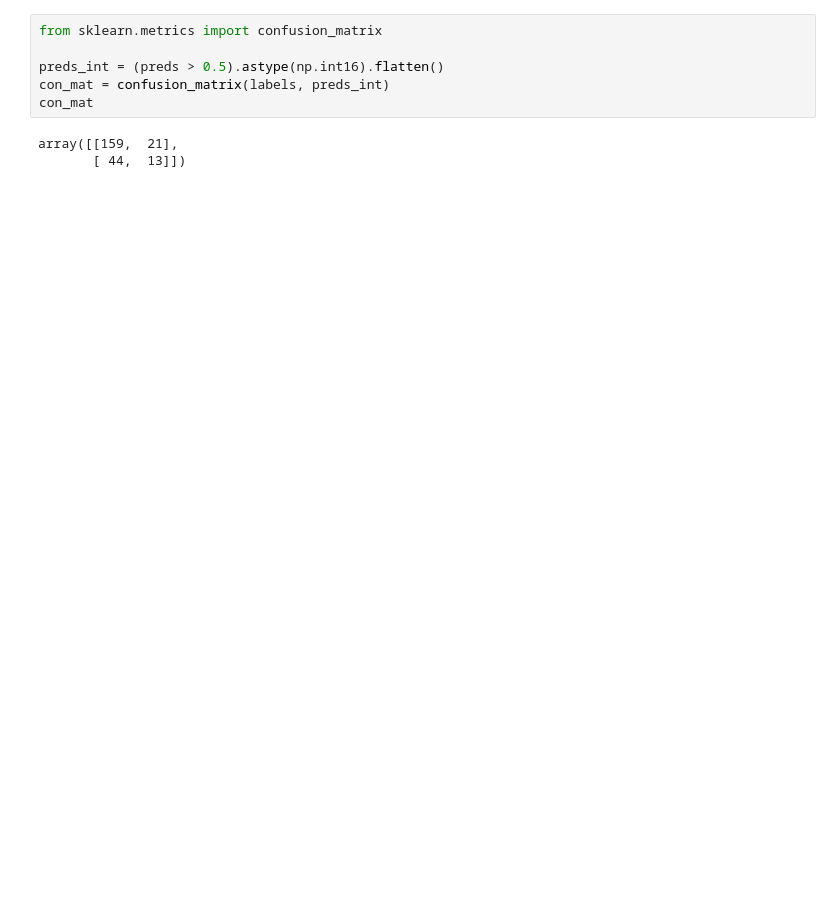
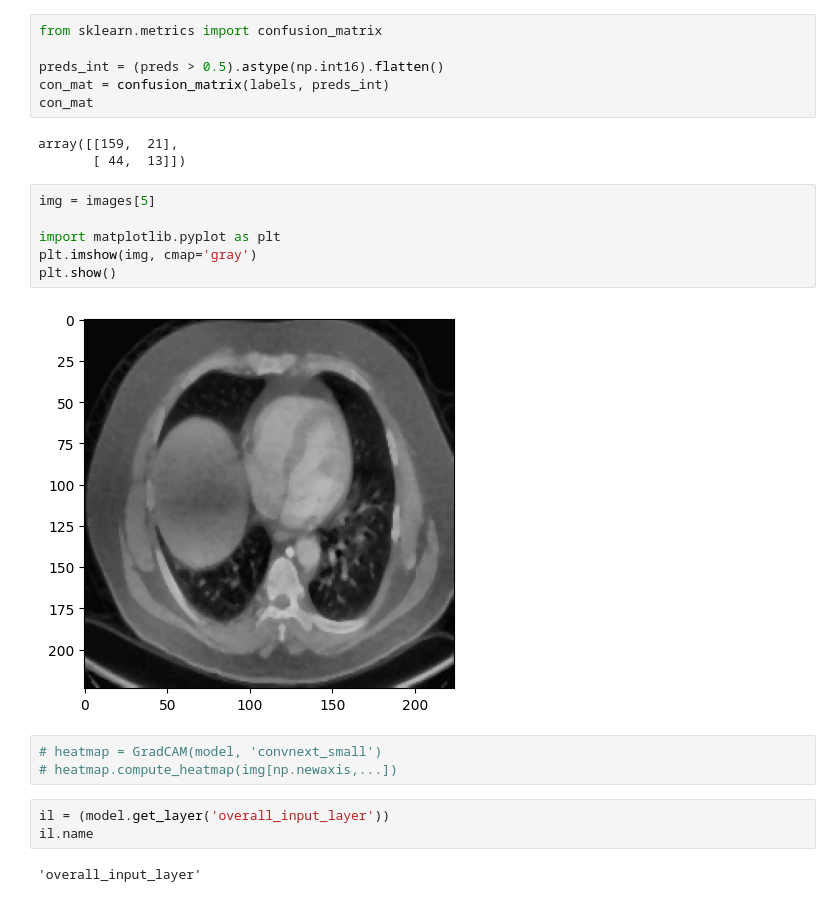
Before and after one commit to paolodc5/lung_tumor_classification, a Jupyter notebook: analysis.ipynb, the cells around one changed output. Drawn from its saved outputs; the diff is of its cells as text; blank space fills up the shorter version.

```diff
--- a/analysis.ipynb
+++ b/analysis.ipynb
@@ -58,3 +57,19 @@ con_mat
 # %% [output]
 array([[159,  21],
        [ 44,  13]])
+# %%
+img = images[5]
+
+import matplotlib.pyplot as plt
+plt.imshow(img, cmap='gray')
+plt.show()
+# %% [output]
+[figure, added]
+# %%
+# heatmap = GradCAM(model, 'convnext_small')
+# heatmap.compute_heatmap(img[np.newaxis,...])
+# %%
+il = (model.get_layer('overall_input_layer'))
+il.name
+# %% [output]
+'overall_input_layer'
```
Also changed, not shown: parts of 2 cells of this notebook, 5 other files.
